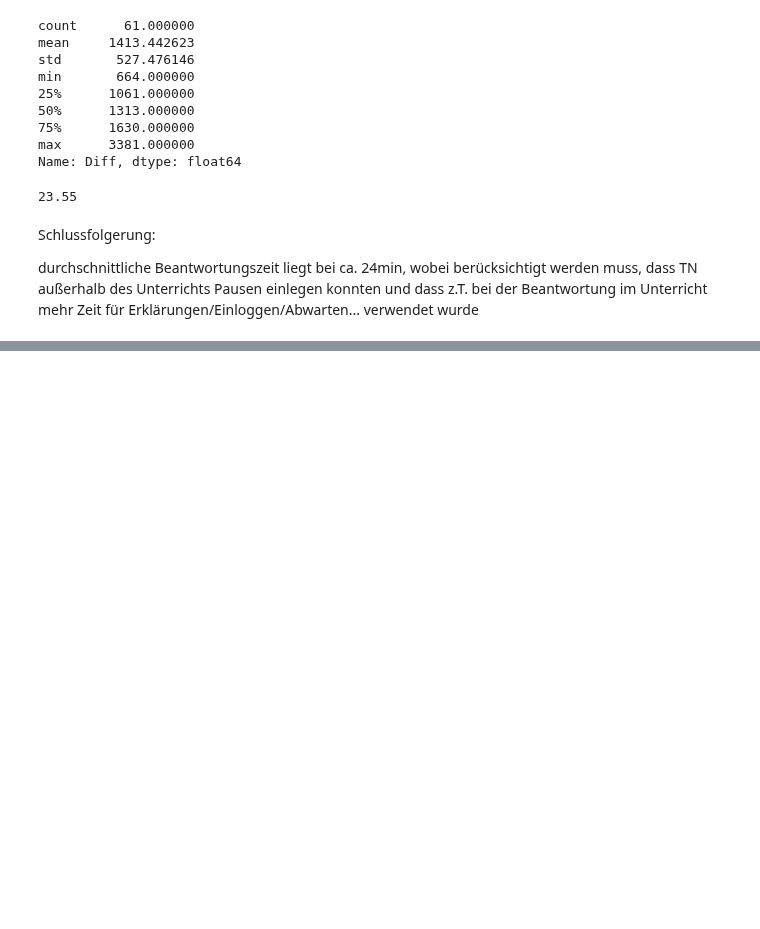
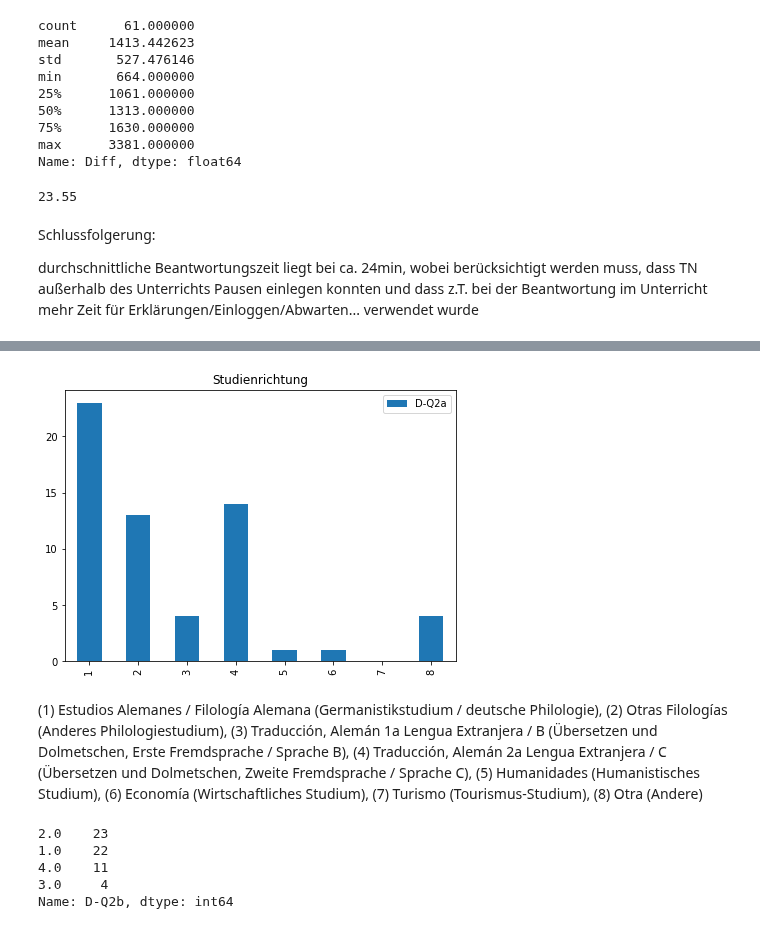
Before and after one commit to martinakienberger/Dissertation_LIS, a Jupyter notebook: Datenanalyse.ipynb, the cells around one changed output, grey strips where cells are left out. Drawn from its saved outputs; the diff is of its cells as text; code cells hidden in the pictures; blank space fills up the shorter version.

```diff
--- a/Datenanalyse.ipynb
+++ b/Datenanalyse.ipynb
@@ -306,0 +326,21 @@ durchschnittliche Beantwortungszeit liegt bei ca. 24min, wobei berücksichtigt w
+# %%
+Daten['D-Q2a'].value_counts()[[1,2,3,4,5,6,7,8]].plot(kind='bar', figsize = (7,5), width = 0.5, legend = True, title = "Studienrichtung");
+# %% [output]
+[figure, added]
+# %% [markdown]
+(1)	Estudios Alemanes / Filología Alemana (Germanistikstudium / deutsche Philologie),
+(2)	Otras Filologías (Anderes Philologiestudium),
+(3)	Traducción, Alemán 1a Lengua Extranjera / B (Übersetzen und Dolmetschen, Erste Fremdsprache / Sprache B),
+(4)	Traducción, Alemán 2a Lengua Extranjera / C (Übersetzen und Dolmetschen, Zweite Fremdsprache / Sprache C),
+(5)	Humanidades (Humanistisches Studium),
+(6)	Economía (Wirtschaftliches Studium),
+(7)	Turismo (Tourismus-Studium),
+(8)	Otra (Andere)
+# %%
+Daten['D-Q2b'].value_counts()
+# %% [output]
+2.0    23
+1.0    22
+4.0    11
+3.0     4
+Name: D-Q2b, dtype: int64
```
Also changed, not shown: parts of 22 cells of this notebook, 1 other file.
